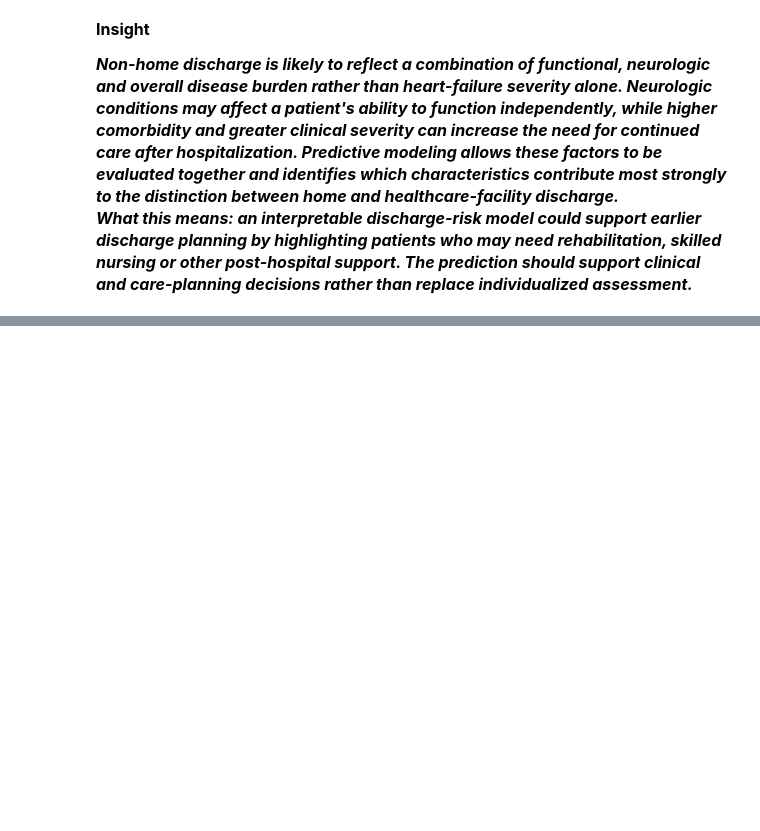
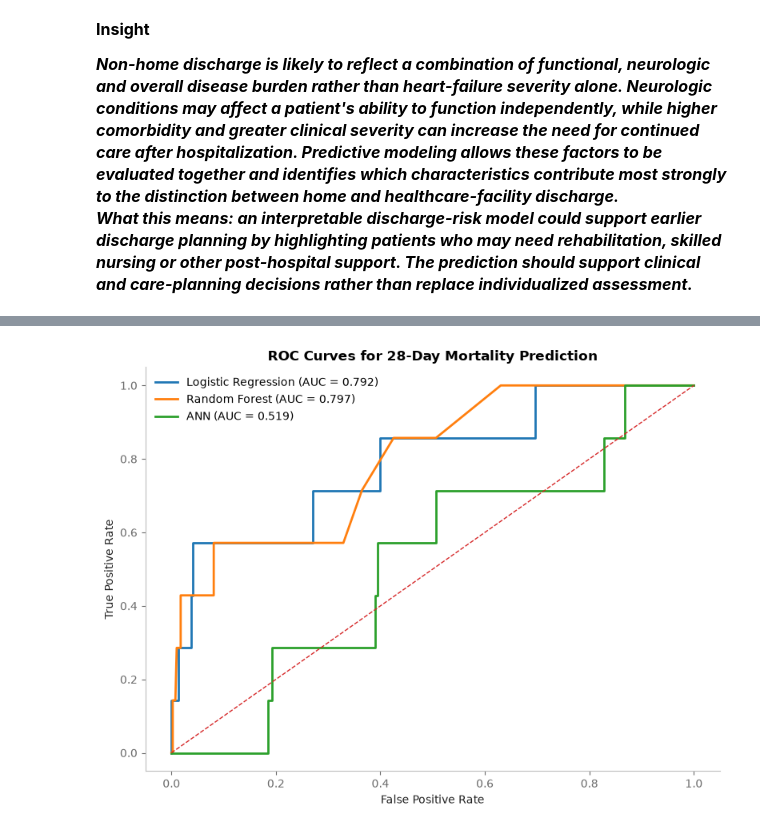
Before and after one commit to SaranyaShanmugam2026/Team2_PythonPioneers_PythonHackathon_Sep_2026, a Jupyter notebook: Team2_PythonPioneers_4.Predictive_Analysis.ipynb, the cells around one changed output, grey strips where cells are left out. Saved outputs shown, nothing was run; the diff lists cells and outputs as text; code cells hidden in the pictures; blank space fills up the shorter version.

```diff
--- a/Team2_PythonPioneers_4.Predictive_Analysis.ipynb
+++ b/Team2_PythonPioneers_4.Predictive_Analysis.ipynb
@@ -1359,0 +1665,94 @@ plt.show()
+# %%
+# ==========================================
+# Model Comparison
+# ==========================================
+
+# Use the same data and split for all models
+
+model_data = df[
+    features + ["death_within_28_days"]
+].dropna(
+    subset=["death_within_28_days"]
+).copy()
+
+X = model_data[features]
+y = model_data["death_within_28_days"].astype(int)
+
+imputer = SimpleImputer(strategy="median")
+
+X = pd.DataFrame(imputer.fit_transform(X), columns=features, index=X.index)
+X_train, X_test, y_train, y_test = train_test_split( X, y, test_size=0.20, random_state=42, stratify=y)
+
+# Scale data for Logistic Regression and ANN
+from sklearn.preprocessing import StandardScaler
+
+scaler = StandardScaler()
+
+X_train_scaled = scaler.fit_transform(X_train)
+X_test_scaled = scaler.transform(X_test)
+
+models = { "Logistic Regression": LogisticRegression(max_iter=1000,class_weight="balanced", random_state=42 ),
+
+    "Random Forest": RandomForestClassifier( n_estimators=300, class_weight="balanced",random_state=42),
+
+    "ANN": MLPClassifier( hidden_layer_sizes=(32, 16), max_iter=500,early_stopping=True, random_state=42)
+}
+
+results = []
+roc_data = {}
+
+for name, model in models.items():
+
+    if name == "Random Forest":
+        model.fit(X_train, y_train)
+        probability = model.predict_proba(X_test)[:, 1]
+
+    else:
+        model.fit(X_train_scaled, y_train)
+        probability = model.predict_proba(X_test_scaled)[:, 1]
+
+    roc_auc = roc_auc_score( y_test,probability)
+
+    pr_auc = average_precision_score(y_test,probability )
+
+    results.append([name,roc_auc,pr_auc])
+
+    fpr, tpr, _ = roc_curve(y_test, probability)
+
+    roc_data[name] = (fpr, tpr)
+
+results = pd.DataFrame(
+    results,
+    columns=[
+        "Model",
+        "ROC-AUC",
+        "PR-AUC"
+    ]
+)
+
+display(
+    results.round(3)
+)
+# ==========================================
+#  Visualization - ROC Curves
+# ==========================================
+
+plt.figure(figsize=(8, 6))
+
+for name, (fpr, tpr) in roc_data.items():
+
+    auc = results.loc[
+        results["Model"] == name,
+        "ROC-AUC"
+    ].iloc[0]
+
+    plt.plot( fpr,tpr, linewidth=2, label=f"{name} (AUC = {auc:.3f})" )
+
+plt.plot([0, 1],[0, 1],linestyle="--",linewidth=1)
+plt.xlabel("False Positive Rate")
+plt.ylabel("True Positive Rate")
+plt.title("ROC Curves for 28-Day Mortality Prediction")
+plt.legend()
+plt.tight_layout()
+plt.show()
+# %% [output]
@@ -1359,0 +1763 @@ plt.show()
+[figure, added]
```
Also changed, not shown: parts of 20 cells of this notebook.
